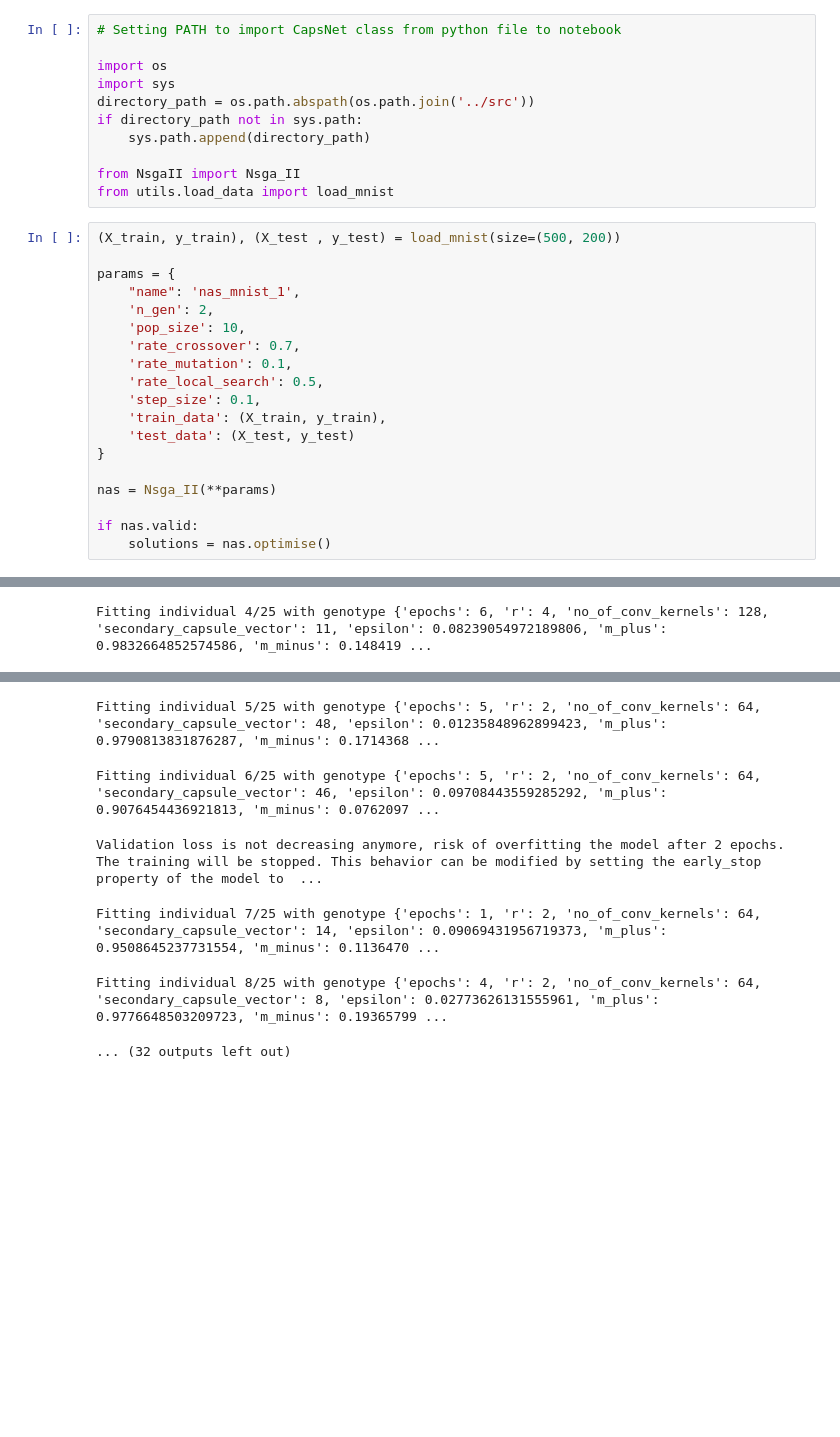
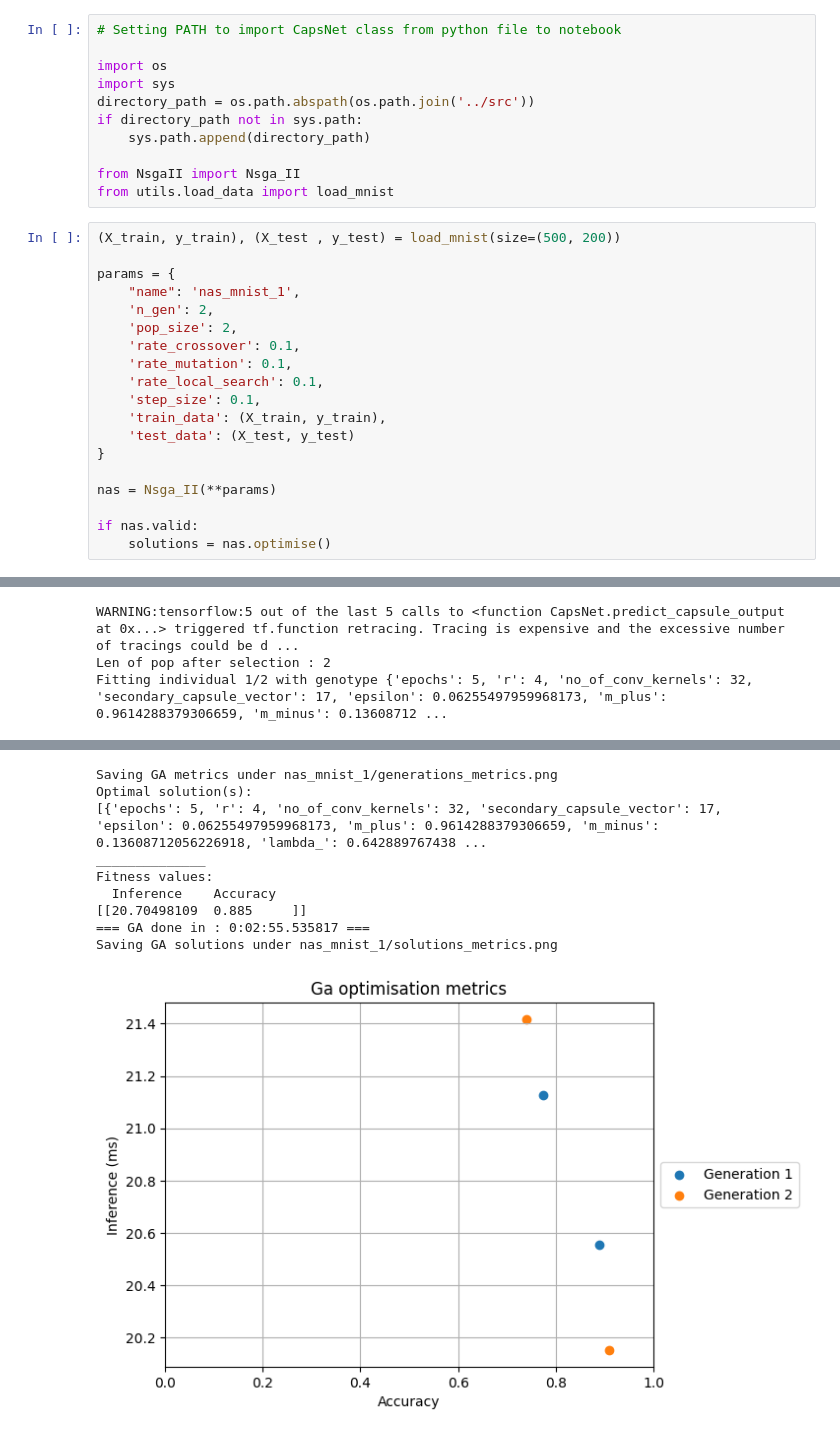
Before and after one commit to MathieuCherpitel/Fast-CapsNets, a Jupyter notebook: notebooks/nas_mnist.ipynb, the cells around one changed output, grey strips where cells are left out. Drawn from its saved outputs; the diff is of its cells as text; blank space fills up the shorter version.

```diff
--- a/notebooks/nas_mnist.ipynb
+++ b/notebooks/nas_mnist.ipynb
@@ -19,10 +19,10 @@ from utils.load_data import load_mnist
 params = {
     "name": 'nas_mnist_1',
     'n_gen': 2,
-    'pop_size': 10,
-    'rate_crossover': 0.7,
+    'pop_size': 2,
+    'rate_crossover': 0.1,
     'rate_mutation': 0.1,
-    'rate_local_search': 0.5,
+    'rate_local_search': 0.1,
     'step_size': 0.1,
     'train_data': (X_train, y_train),
     'test_data': (X_test, y_test)
@@ -48 +55,3 @@ Validation loss is not decreasing anymore, risk of overfitting the model after 8
-Fitting individual 4/25 with genotype {'epochs': 6, 'r': 4, 'no_of_conv_kernels': 128, 'secondary_capsule_vector': 11, 'epsilon': 0.08239054972189806, 'm_plus': 0.9832664852574586, 'm_minus': 0.148419 ...
+WARNING:tensorflow:5 out of the last 5 calls to <function CapsNet.predict_capsule_output at 0x...> triggered tf.function retracing. Tracing is expensive and the excessive number of tracings could be d ...
+Len of pop after selection : 2
+Fitting individual 1/2 with genotype {'epochs': 5, 'r': 4, 'no_of_conv_kernels': 32, 'secondary_capsule_vector': 17, 'epsilon': 0.06255497959968173, 'm_plus': 0.9614288379306659, 'm_minus': 0.13608712 ...
@@ -50,6 +60,10 @@ Validation loss is not decreasing anymore, risk of overfitting the model after 2
-Fitting individual 5/25 with genotype {'epochs': 5, 'r': 2, 'no_of_conv_kernels': 64, 'secondary_capsule_vector': 48, 'epsilon': 0.01235848962899423, 'm_plus': 0.9790813831876287, 'm_minus': 0.1714368 ...
+Saving GA metrics under nas_mnist_1/generations_metrics.png
+Optimal solution(s):
+[{'epochs': 5, 'r': 4, 'no_of_conv_kernels': 32, 'secondary_capsule_vector': 17, 'epsilon': 0.06255497959968173, 'm_plus': 0.9614288379306659, 'm_minus': 0.13608712056226918, 'lambda_': 0.642889767438 ...
+______________
+Fitness values:
+  Inference    Accuracy
+[[20.70498109  0.885     ]]
+=== GA done in : 0:02:55.535817 ===
+Saving GA solutions under nas_mnist_1/solutions_metrics.png
-Fitting individual 6/25 with genotype {'epochs': 5, 'r': 2, 'no_of_conv_kernels': 64, 'secondary_capsule_vector': 46, 'epsilon': 0.09708443559285292, 'm_plus': 0.9076454436921813, 'm_minus': 0.0762097 ...
-Validation loss is not decreasing anymore, risk of overfitting the model after 2 epochs. The training will be stopped. This behavior can be modified by setting the early_stop property of the model to  ...
-Fitting individual 7/25 with genotype {'epochs': 1, 'r': 2, 'no_of_conv_kernels': 64, 'secondary_capsule_vector': 14, 'epsilon': 0.09069431956719373, 'm_plus': 0.9508645237731554, 'm_minus': 0.1136470 ...
-Fitting individual 8/25 with genotype {'epochs': 4, 'r': 2, 'no_of_conv_kernels': 64, 'secondary_capsule_vector': 8, 'epsilon': 0.02773626131555961, 'm_plus': 0.9776648503209723, 'm_minus': 0.19365799 ...
-... (32 outputs left out)
+[figure, added]
```
Also changed, not shown: parts of 2 cells of this notebook, 7 other files.
